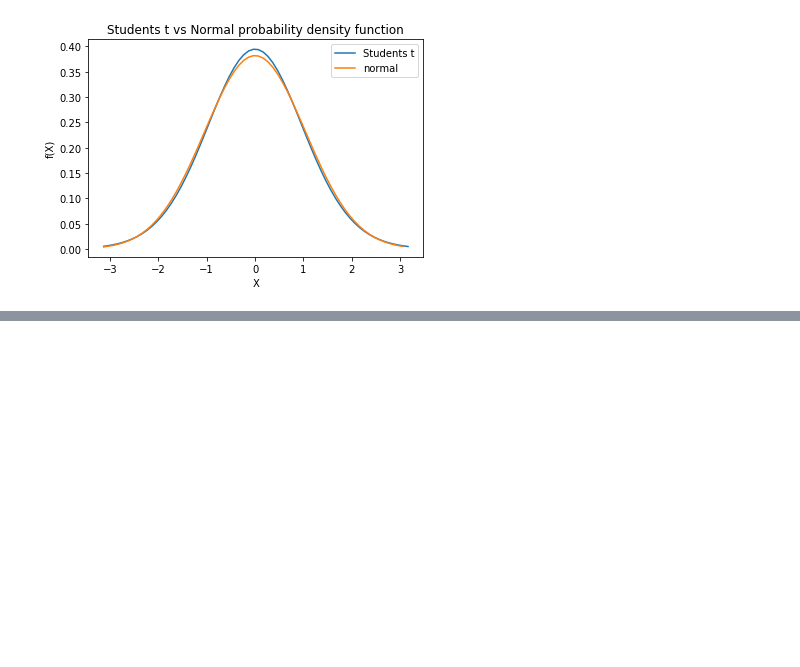
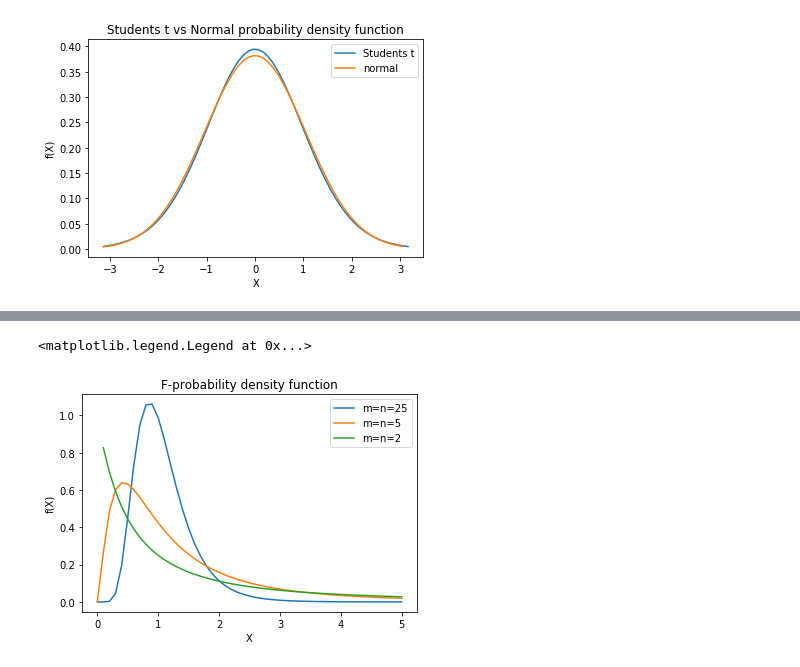
Before and after one commit to Abhinav-Rijal/Statistics, a Jupyter notebook: Probability distributions.ipynb, the cells around one changed output, grey strips where cells are left out. Cells and saved outputs as stored; diff of their text form; code cells hidden in the pictures; blank space fills up the shorter version.

```diff
--- a/Probability distributions.ipynb
+++ b/Probability distributions.ipynb
@@ -608,0 +606,38 @@ plt.title('F-probability density function')
+# %%
+#Comparisions of F-distribution for different dof
+m1=25
+n1=25
+f_x1=[]
+k1=m1/(n1*beta(m1/2,n1/2))
+x=np.arange(0,5.1,0.1)
+for i in x:
+    f1=k1*((m1*i/n1)**((m1/2)-1))/(1+(m1*i/n1))**((m1+n1)/2)
+    f_x1.append(f1)
+plt.plot(x,f_x1,label='m=n=25')
+
+m2=5
+n2=5
+f_x2=[]
+k2=m2/(n2*beta(m2/2,n2/2))
+x=np.arange(0,5.1,0.1)
+for i in x:
+    f2=k2*((m2*i/n2)**((m2/2)-1))/(1+(m2*i/n2))**((m2+n2)/2)
+    f_x2.append(f2)
+plt.plot(x,f_x2,label='m=n=5')
+
+m3=2
+n3=2
+f_x3=[]
+k3=m3/(n3*beta(m3/2,n3/2))
+x=np.arange(0.1,5.1,0.1)
+for i in x:
+    f3=k3*((m3*i/n3)**((m3/2)-1))/(1+(m3*i/n3))**((m3+n3)/2)
+    f_x3.append(f3)
+plt.plot(x,f_x3,label='m=n=2')
+plt.xlabel('X')
+plt.ylabel('f(X)')
+plt.title('F-probability density function')
+plt.legend()
+# %% [output]
+<matplotlib.legend.Legend at 0x...>
+[figure, added]
```
Also changed, not shown: parts of 2 cells of this notebook.
